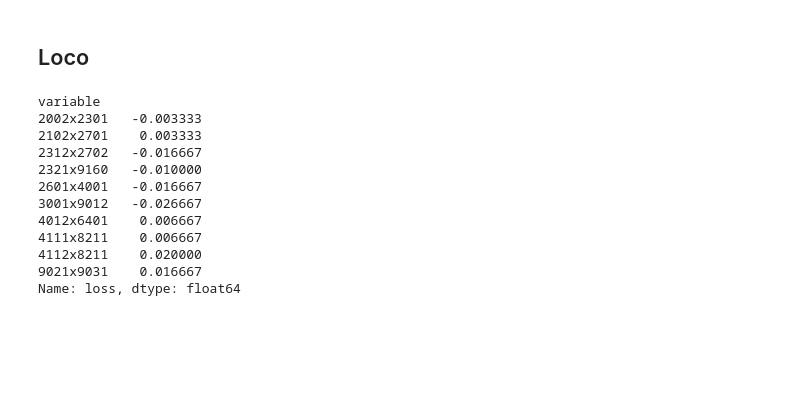
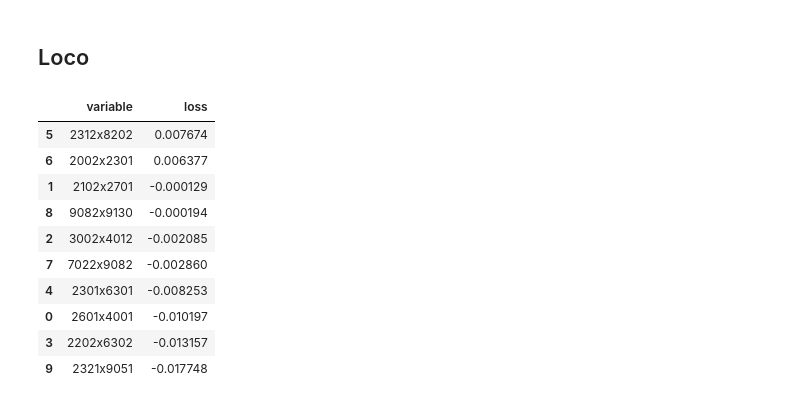
Before and after one commit to MattiaCastaldo/SL_HW2, a Jupyter notebook: rf-cor.ipynb, the cells around one changed output. Cells and saved outputs as stored; diff of their text form; code cells hidden in the pictures; blank space fills up the shorter version.

```diff
--- a/rf-cor.ipynb
+++ b/rf-cor.ipynb
@@ -347,19 +363,19 @@ sns.barplot(x = imp_values[:15], y = imp_cols[:15]).set(title='Importance based
 # %% [markdown]
 ## Loco
 # %%
-from util import loco_importance
+from util import loco_importance, log_loss
 
-loco_importance(model, X, y, imp_cols[:10], 'accuracy', 10)
+model.set_params(probability = True)
+loco_importance(model, X, y, linear_imp_cols_100[:10])
 # %% [output]
-variable
-2002x2301   -0.003333
-2102x2701    0.003333
-2312x2702   -0.016667
-2321x9160   -0.010000
-2601x4001   -0.016667
-3001x9012   -0.026667
-4012x6401    0.006667
-4111x8211    0.006667
-4112x8211    0.020000
-9021x9031    0.016667
-Name: loss, dtype: float64
+|  | variable | loss |
+| 5 | 2312x8202 | 0.007674 |
+| 6 | 2002x2301 | 0.006377 |
+| 1 | 2102x2701 | -0.000129 |
+| 8 | 9082x9130 | -0.000194 |
+| 2 | 3002x4012 | -0.002085 |
+| 7 | 7022x9082 | -0.002860 |
+| 4 | 2301x6301 | -0.008253 |
+| 0 | 2601x4001 | -0.010197 |
+| 3 | 2202x6302 | -0.013157 |
+| 9 | 2321x9051 | -0.017748 |
```
Also changed, not shown: parts of 12 cells of this notebook, 2 other files.
